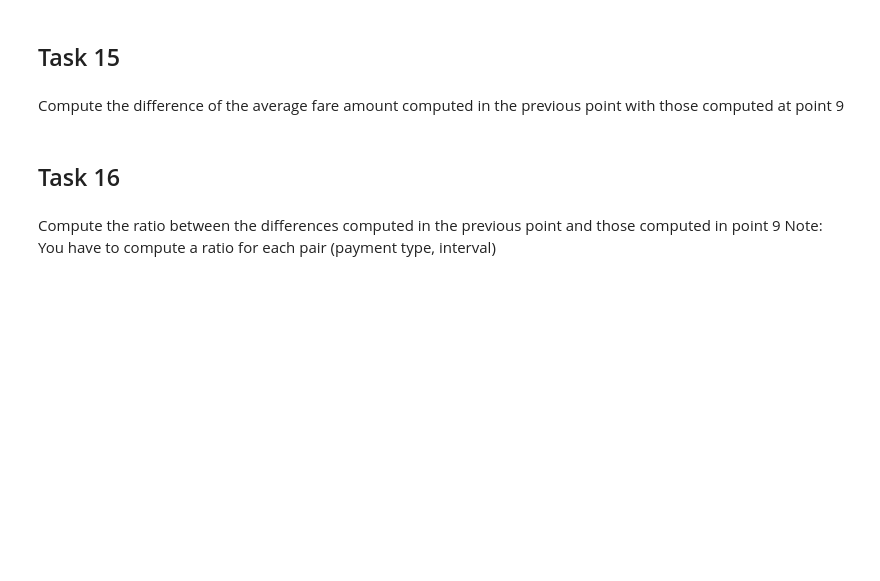
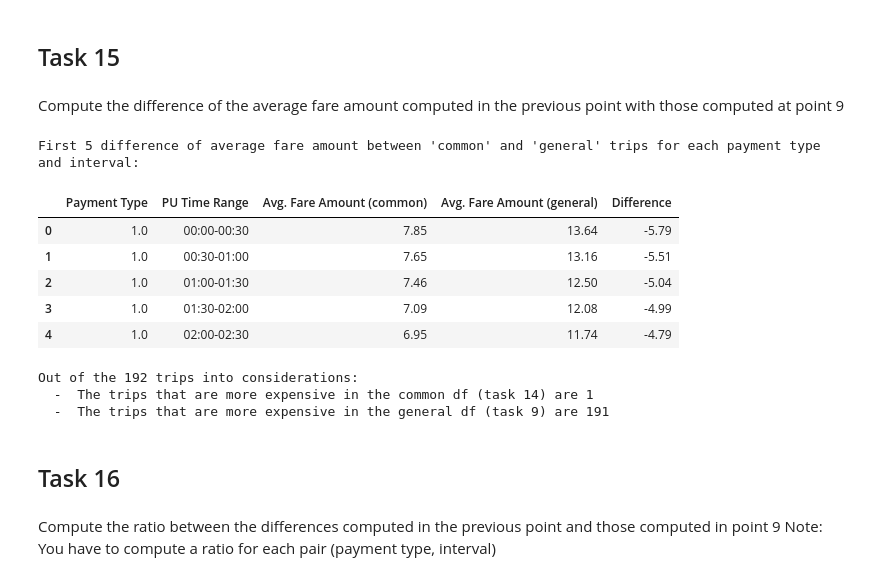
Before and after one commit to FrancescaNegriUniMiB/focsproject, a Jupyter notebook: Foundations_CS_2425.ipynb, the cells around one changed output. Saved outputs shown, nothing was run; the diff lists cells and outputs as text; code cells hidden in the pictures; blank space fills up the shorter version.

```diff
--- a/Foundations_CS_2425.ipynb
+++ b/Foundations_CS_2425.ipynb
@@ -472,6 +569,34 @@ On the common DataFrame, for each payment type and each interval, determine the
 ## Task 15
 # %% [markdown]
 Compute the difference of the average fare amount computed in the previous point with those computed at point 9
+# %%
+merged_avg_fares = pd.merge(common_avg_fare_amount,avg_fare_amount,
+                            on=['Payment Type', 'PU Time Range'],
+                            suffixes=(' (common)', ' (general)')
+                   )
+
+merged_avg_fares['Difference'] = \
+merged_avg_fares['Avg. Fare Amount (common)'] - merged_avg_fares['Avg. Fare Amount (general)']
+
+print("\nFirst 5 difference of average fare amount between 'common' and 'general' trips for each payment type and interval:\n")
+display(merged_avg_fares.head(5))
+
+len_common = len(merged_avg_fares[merged_avg_fares['Difference']>0])
+len_general = len(merged_avg_fares) - len_common
+print(f"\n\nOut of the {len(merged_avg_fares)} trips into considerations:")
+print(f"  -  The trips that are more expensive in the common df (task 14) are {len_common} ")
+print(f"  -  The trips that are more expensive in the general df (task 9) are {len_general} ")
+# %% [output]
+First 5 difference of average fare amount between 'common' and 'general' trips for each payment type and interval:
+|  | Payment Type | PU Time Range | Avg. Fare Amount (common) | Avg. Fare Amount (general) | Difference |
+| 0 | 1.0 | 00:00-00:30 | 7.85 | 13.64 | -5.79 |
+| 1 | 1.0 | 00:30-01:00 | 7.65 | 13.16 | -5.51 |
+| 2 | 1.0 | 01:00-01:30 | 7.46 | 12.50 | -5.04 |
+| 3 | 1.0 | 01:30-02:00 | 7.09 | 12.08 | -4.99 |
+| 4 | 1.0 | 02:00-02:30 | 6.95 | 11.74 | -4.79 |
+Out of the 192 trips into considerations:
+  -  The trips that are more expensive in the common df (task 14) are 1
+  -  The trips that are more expensive in the general df (task 9) are 191
 # %% [markdown]
 ## Task 16
 # %% [markdown]
```
Also changed, not shown: parts of 6 cells of this notebook.
